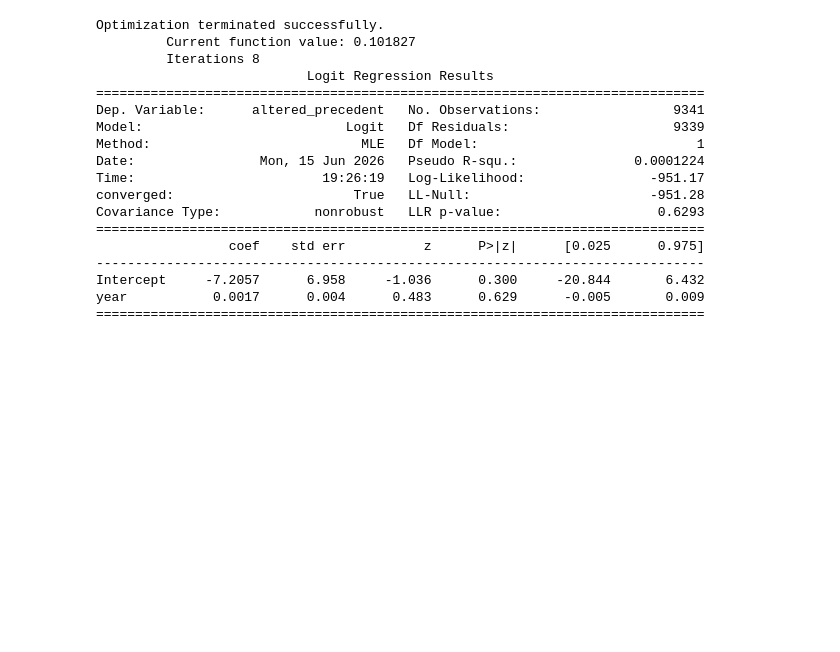
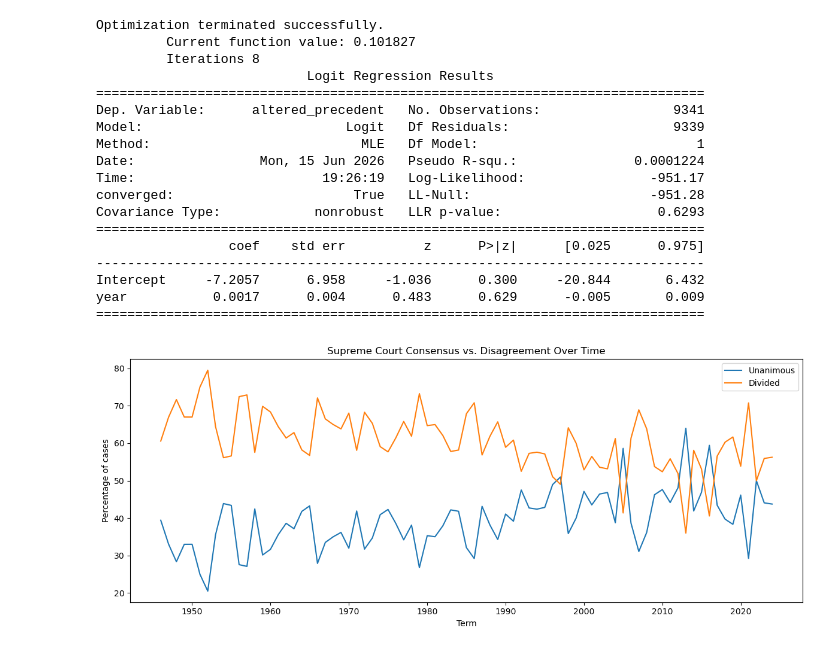
Before and after one commit to zs-zhuang/Supreme-Court-Case-Analytics, a Jupyter notebook: notebooks/case_decision_trend.ipynb, the cells around one changed output. Saved outputs shown, nothing was run; the diff lists cells and outputs as text; code cells hidden in the pictures; blank space fills up the shorter version.

Commit message:
new analysis: add judicial consensus and disagreement trends (2026-10-15 11:27:46)

```diff
--- a/notebooks/case_decision_trend.ipynb
+++ b/notebooks/case_decision_trend.ipynb
@@ -917,3 +917,48 @@ Covariance Type:            nonrobust   LLR p-value:                    0.6293
 Intercept     -7.2057      6.958     -1.036      0.300     -20.844       6.432
 year           0.0017      0.004      0.483      0.629      -0.005       0.009
 ==============================================================================
+# %%
+# How often does the Court reach consensus
+# Measure the percentage of cases that are unanimous versus divided, by term
+
+df = c_citations.copy()
+
+# Keep cases with valid vote counts
+votes = df.dropna(subset=["term", "majVotes", "minVotes"]).copy()
+
+votes["totalVotes"] = votes["majVotes"] + votes["minVotes"]
+
+# Exclude rows with invalid vote totals
+votes = votes[votes["totalVotes"] > 0].copy()
+
+# A. Unanimous vs. divided decisions
+votes["consensus"] = votes["minVotes"] == 0
+
+consensus_trend = (
+    votes.groupby("term")["consensus"]
+    .agg(["mean", "count"])
+)
+
+consensus_trend["unanimous_pct"] = consensus_trend["mean"] * 100
+consensus_trend["divided_pct"] = 100 - consensus_trend["unanimous_pct"]
+
+plt.figure(figsize=(12, 5))
+plt.plot(
+    consensus_trend.index,
+    consensus_trend["unanimous_pct"],
+    label="Unanimous",
+)
+plt.plot(
+    consensus_trend.index,
+    consensus_trend["divided_pct"],
+    label="Divided",
+)
+plt.xlabel("Term")
+plt.ylabel("Percentage of cases")
+plt.title("Supreme Court Consensus vs. Disagreement Over Time")
+plt.legend()
+plt.tight_layout()
+plt.savefig('../results/percent_consensus_over_time.jpg', format='jpg', dpi=300)
+plt.show()
+# %% [output]
+[figure, added]
```
Also changed, not shown: parts of 2 cells of this notebook, 4 other files.
